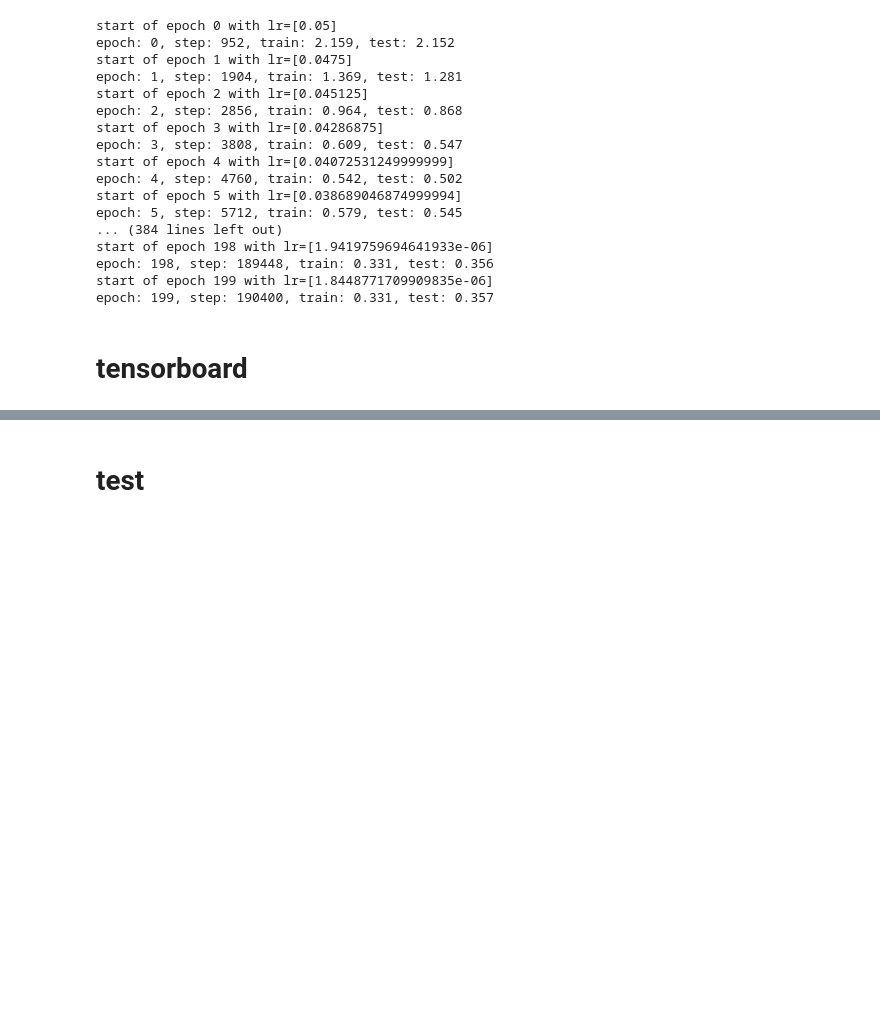
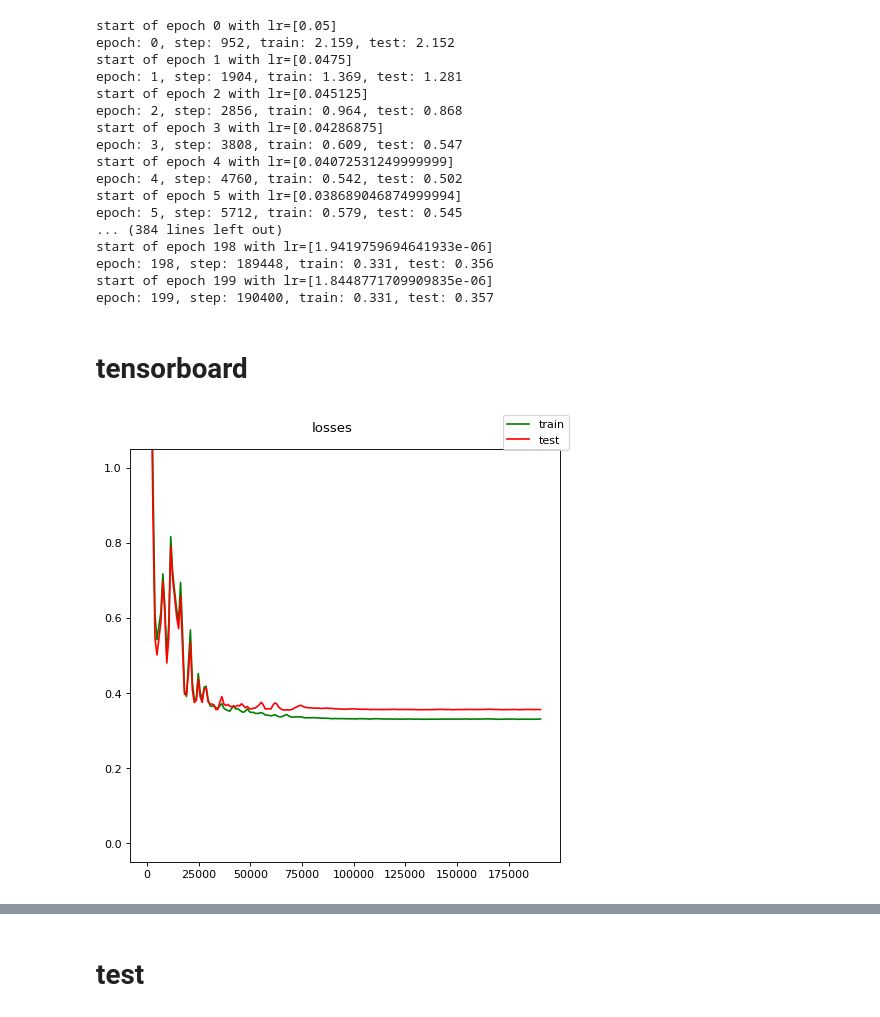
Before and after one commit to mazurkin/conda-pytorch, a Jupyter notebook: notebooks/mine/batchnorm/model.ipynb, the cells around one changed output, grey strips where cells are left out. Cells and saved outputs as stored; diff of their text form; code cells hidden in the pictures; blank space fills up the shorter version.

```diff
--- a/notebooks/mine/batchnorm/model.ipynb
+++ b/notebooks/mine/batchnorm/model.ipynb
@@ -293,7 +295,8 @@ class SampleModelManager:
         self.tag_time: datetime.datetime = datetime.datetime.now()
         self.tag_name: str = self.tag_time.strftime("%Y%m%d-%H%M%S")
 
-        self.summary = torch.utils.tensorboard.SummaryWriter(log_dir=f'runs/{self.tag_name}', flush_secs=15)
+        self.summary_folder = f'runs/{self.tag_name}'
+        self.summary_writer = torch.utils.tensorboard.SummaryWriter(log_dir=self.summary_folder, flush_secs=15)
 
         self.train_epoch = 0
         self.train_step = 0
@@ -318,7 +321,7 @@ class SampleModelManager:
 
             self.train_step += batch.size
 
-            self.summary.add_scalars('loss', {'trn': loss.item()}, self.train_step)
+            self.summary_writer.add_scalars('loss', {'trn': loss.item()}, self.train_step)
 
     def loss(self, dataset: SampleDataset) -> float:
         self.model.eval()
@@ -353,8 +356,8 @@ class SampleModelManager:
             tst_loss: float = self.loss(self.tst_dataset)
             print('epoch: {:d}, step: {:d}, train: {:.3f}, test: {:.3f}'.format(self.train_epoch, self.train_step, trn_loss, tst_loss))
 
-            self.summary.add_scalars('loss', {'epoch_trn': trn_loss, 'epoch_tst': tst_loss}, self.train_step)
-            self.summary.flush()
+            self.summary_writer.add_scalars('loss', {'epoch_trn': trn_loss, 'epoch_tst': tst_loss}, self.train_step)
+            self.summary_writer.flush()
 
             self.train_epoch += 1
 
@@ -452,4 +459,36 @@ epoch: 199, step: 190400, train: 0.331, test: 0.357
 manager.save('data/model.pth')
 # %% [markdown]
 # tensorboard
+# %%
+def load_scalars(metric_name: str) -> t.List[t.Tuple[int, float]]:
+    metric_path: str = os.path.join(manager.summary_folder, metric_name)
+
+    generators = tensorboard.backend.event_processing.event_file_inspector.generators_from_logdir(metric_path)
+    if len(generators) != 1:
+        raise ValueError('There are must be the single and only generator for ' + metric_name)
+
+    generator = generators[0]
+
+    return np.array([
+        (event.step, event.summary.value[0].simple_value)
+        for event in generator
+        if event.HasField("summary")
+    ])
+# %%
+trn_losses = load_scalars('loss_epoch_trn')
+tst_losses = load_scalars('loss_epoch_tst')
+# %%
+fig, ax = plt.subplots(1, 1, squeeze=True, figsize=(6, 6))
+
+ax.plot(trn_losses[:,0], trn_losses[:, 1], label='train', color='green')
+ax.plot(tst_losses[:,0], tst_losses[:, 1], label='test', color='red')
+
+ax.set_ylim([-0.05, 1.05])
+
+fig.suptitle('losses')
+fig.legend()
+fig.tight_layout()
+fig
+# %% [output]
+[figure, added]
 # %%
```
Also changed, not shown: parts of 9 cells of this notebook.
